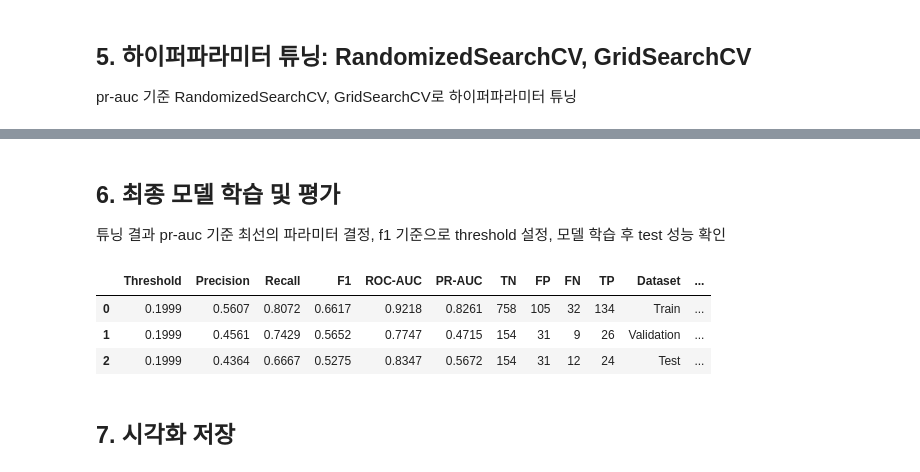
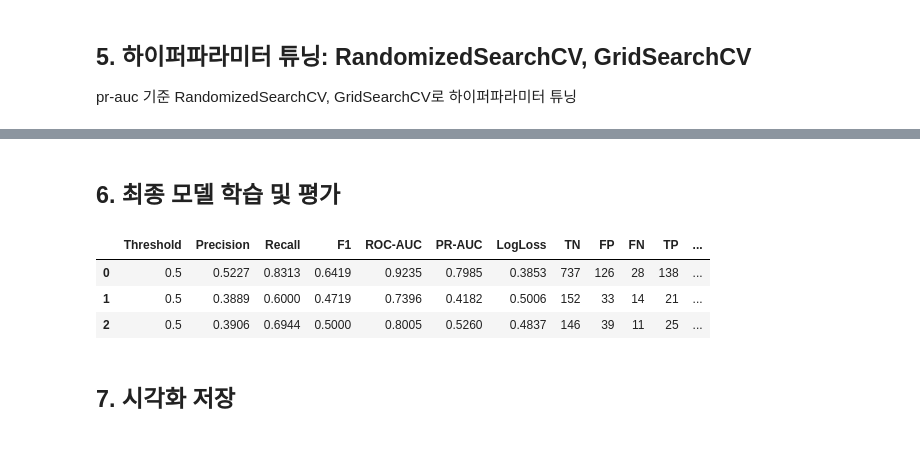
Before and after one commit to 2026-1st/Team-7, a Jupyter notebook: models/LightGBM/LightGBM.ipynb, the cells around one changed output, grey strips where cells are left out. Drawn from its saved outputs; the diff is of its cells as text; code cells hidden in the pictures.

```diff
--- a/models/LightGBM/LightGBM.ipynb
+++ b/models/LightGBM/LightGBM.ipynb
@@ -110,16 +108,8 @@ target ratio in train: 0.1613
 # %% [markdown]
 ## 4. 평가 함수
 # %%
-
-# f1 기준으로 validation set에서 최적의 threshold 찾기
-def find_best_f1_threshold(y_true, y_prob):
-    precisions, recalls, thresholds = precision_recall_curve(y_true, y_prob)
-    f1_scores = 2 * precisions[:-1] * recalls[:-1] / (precisions[:-1] + recalls[:-1] + 1e-10)
-    best_idx = np.argmax(f1_scores)
-    return thresholds[best_idx]
-
 # 분류 모델 평가 함수
-def evaluate_binary_model(y_true, y_prob, threshold):
+def evaluate_binary_model(y_true, y_prob, threshold=0.5):
     y_pred = (y_prob >= threshold).astype(int)
     tn, fp, fn, tp = confusion_matrix(y_true, y_pred).ravel()
 
@@ -130,6 +120,7 @@ def evaluate_binary_model(y_true, y_prob, threshold):
         "F1": round(f1_score(y_true, y_pred, zero_division=0), 4),
         "ROC-AUC": round(roc_auc_score(y_true, y_prob), 4),
         "PR-AUC": round(average_precision_score(y_true, y_prob), 4),
+        "LogLoss": round(log_loss(y_true, y_prob), 4),
         "TN": int(tn),
         "FP": int(fp),
         "FN": int(fn),
@@ -213,9 +215,6 @@ search_summary.to_csv(RESULT_DIR / "lgbm_search_summary.csv", index=False, encod
-# %% [markdown]
-## 6. 최종 모델 학습 및 평가
-
-튜닝 결과 pr-auc 기준 최선의 파라미터 결정, f1 기준으로 threshold 설정, 모델 학습 후 test 성능 확인
+# %% [markdown]
+## 6. 최종 모델 학습 및 평가
 # %%
-
 # 베스트 파라미터로 학습
 if random_search.best_score_ >= grid_search.best_score_:
     best_search_name = "RandomizedSearchCV"
@@ -234,50 +233,47 @@ final_model = lgb.LGBMClassifier(
     **best_params,
 )
 
-# validation PR-AUC 향상 전까지 학습
 final_model.fit(
     X_train,
     y_train,
     eval_set=[(X_train, y_train), (X_valid, y_valid)],
     eval_names=["train", "valid"],
     eval_metric="average_precision",
     callbacks=[
         lgb.early_stopping(stopping_rounds=30, first_metric_only=True, verbose=False),
         lgb.log_evaluation(period=0),
     ],
 )
 
-# threshold 설정
 train_prob = final_model.predict_proba(X_train)[:, 1]
 valid_prob = final_model.predict_proba(X_valid)[:, 1]
-best_threshold = find_best_f1_threshold(y_valid, valid_prob)
 test_prob = final_model.predict_proba(X_test)[:, 1]
 
 split_results = []
 for split_name, y_true, y_prob in [
     ("Train", y_train, train_prob),
     ("Validation", y_valid, valid_prob),
     ("Test", y_test, test_prob),
 ]:
-    result = evaluate_binary_model(y_true, y_prob, best_threshold)
+    result = evaluate_binary_model(y_true, y_prob, threshold=0.5)
     result["Dataset"] = split_name
     split_results.append(result)
 
-overfit_check_df = pd.DataFrame(split_results)
-train_scores = overfit_check_df.loc[overfit_check_df["Dataset"] == "Train"].iloc[0]
-overfit_check_df["PR-AUC Gap vs Train"] = (train_scores["PR-AUC"] - overfit_check_df["PR-AUC"]).round(4)
-overfit_check_df["F1 Gap vs Train"] = (train_scores["F1"] - overfit_check_df["F1"]).round(4)
-overfit_check_df["Best Search"] = best_search_name
-overfit_check_df["Best Iteration"] = final_model.best_iteration_
-overfit_check_df["Best Params"] = str(best_params)
+result_df = pd.DataFrame(split_results)
+train_scores = result_df.loc[result_df["Dataset"] == "Train"].iloc[0]
+result_df["PR-AUC Gap vs Train"] = (train_scores["PR-AUC"] - result_df["PR-AUC"]).round(4)
+result_df["F1 Gap vs Train"] = (train_scores["F1"] - result_df["F1"]).round(4)
+result_df["Best Search"] = best_search_name
+result_df["Best Iteration"] = final_model.best_iteration_
+result_df["Best Params"] = str(best_params)
 
-display(overfit_check_df)
-overfit_check_df.to_csv(RESULT_DIR / "lgbm_test_result.csv", index=False, encoding="utf-8-sig")
+result_df.to_csv(LGBM_DIR / "lgbm_test_result.csv", index=False, encoding="utf-8-sig")
+display(result_df)
 # %% [output]
-|  | Threshold | Precision | Recall | F1 | ROC-AUC | PR-AUC | TN | FP | FN | TP | Dataset | ... |
-| 0 | 0.1999 | 0.5607 | 0.8072 | 0.6617 | 0.9218 | 0.8261 | 758 | 105 | 32 | 134 | Train | ... |
-| 1 | 0.1999 | 0.4561 | 0.7429 | 0.5652 | 0.7747 | 0.4715 | 154 | 31 | 9 | 26 | Validation | ... |
-| 2 | 0.1999 | 0.4364 | 0.6667 | 0.5275 | 0.8347 | 0.5672 | 154 | 31 | 12 | 24 | Test | ... |
+|  | Threshold | Precision | Recall | F1 | ROC-AUC | PR-AUC | LogLoss | TN | FP | FN | TP | ... |
+| 0 | 0.5 | 0.5227 | 0.8313 | 0.6419 | 0.9235 | 0.7985 | 0.3853 | 737 | 126 | 28 | 138 | ... |
+| 1 | 0.5 | 0.3889 | 0.6000 | 0.4719 | 0.7396 | 0.4182 | 0.5006 | 152 | 33 | 14 | 21 | ... |
+| 2 | 0.5 | 0.3906 | 0.6944 | 0.5000 | 0.8005 | 0.5260 | 0.4837 | 146 | 39 | 11 | 25 | ... |
 # %% [markdown]
 ## 7. 시각화 저장
 # %%
```
Also changed, not shown: parts of 10 cells of this notebook, 7 other files.
